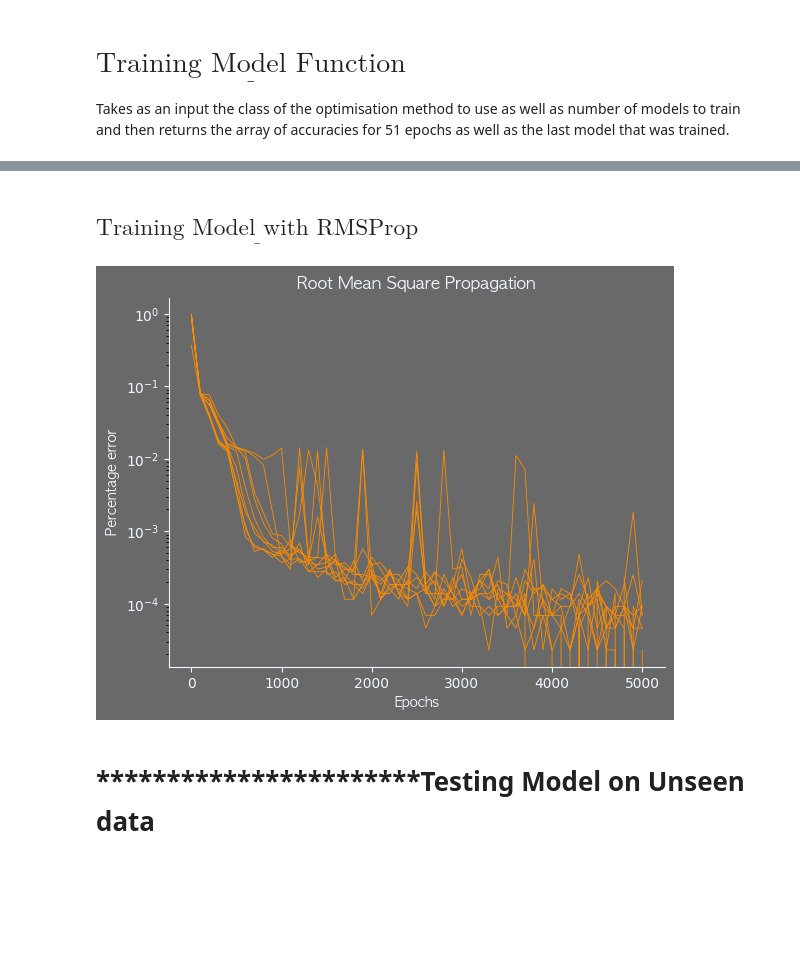
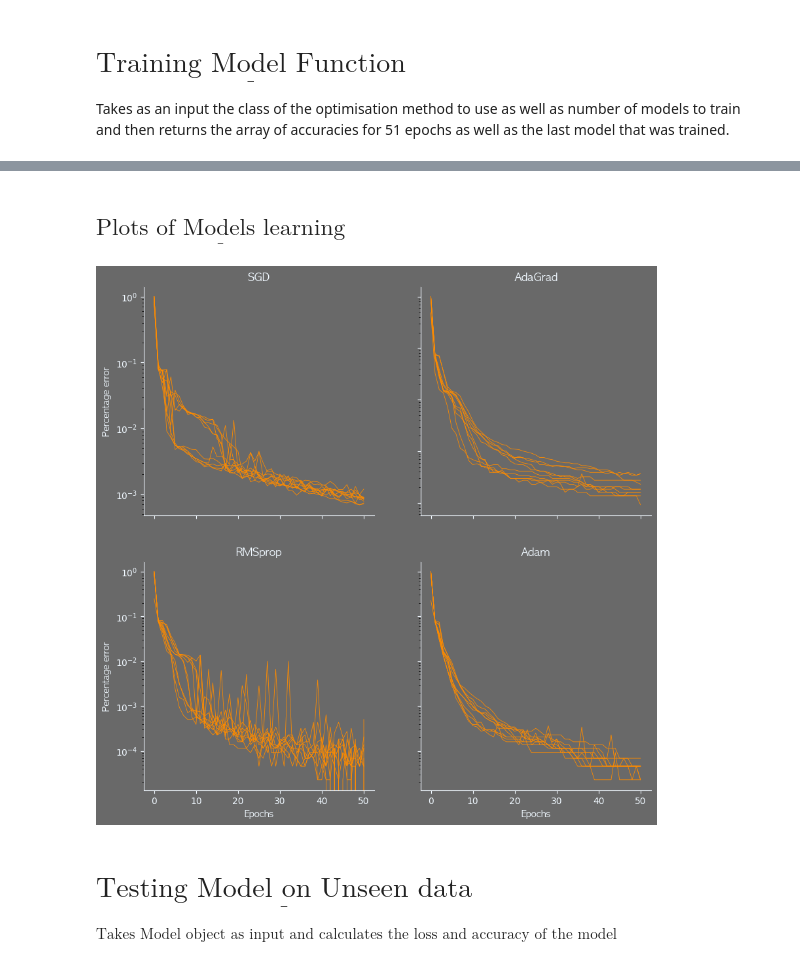
Before and after one commit to Danny-dude/Shuttle-Problem-Neural-Network-, a Jupyter notebook: Model.ipynb, the cells around one changed output, grey strips where cells are left out. Drawn from its saved outputs; the diff is of its cells as text; code cells hidden in the pictures; blank space fills up the shorter version.

Commit message:
Restructure, saving results, combined plots
- Restructured the heading layouts, finished maths explanations for all methods
- Saved training results into csv files
- Combined all plots into a figure

```diff
--- a/Model.ipynb
+++ b/Model.ipynb
@@ -385,9 +433,0 @@ plot_acc_error(Ada_acc,"AdaGrad")
-# %% [markdown]
-## $ \underline{\text{Training Model with RMSProp}} $
-# %%
-RMSProp_acc = train_model(RMSProp)
-plot_acc_error(RMSProp_acc,"Root Mean Square Propagation")
-# %% [output]
-[figure, removed]
-# %% [markdown]
-# ***********************Testing Model on Unseen data
@@ -394 +447,58 @@ plot_acc_error(RMSProp_acc,"Root Mean Square Propagation")
+# %% [markdown]
+## $\underline{\text{Plots of Models learning}} $
+# %%
+# Load all csv files
+SGD_plot = np.loadtxt('SGD.csv', delimiter=',')
+SGD_plot = SGD_plot.reshape((10,51))
+
+AdaGrad_plot = np.loadtxt('Adagrad.csv', delimiter=',')
+AdaGrad_plot = AdaGrad_plot.reshape((10,51))
+
+RMSprop_plot = np.loadtxt('RMSprop.csv', delimiter=',')
+RMSprop_plot = RMSprop_plot.reshape((10,51))
+
+Adam_plot = np.loadtxt('Adam.csv', delimiter=',')
+Adam_plot = Adam_plot.reshape((10,51))
+
+# Create plot
+fig, axs = plt.subplots(2, 2,figsize=(10, 10))
+
+epochs = np.array(range(0,51))
+num_models = 10
+
+for i in range(num_models):
+    axs[0, 0].plot(epochs,1-SGD_plot[i],color='darkorange',linewidth=0.6)
+    axs[0, 1].plot(epochs,1-AdaGrad_plot[i],color='darkorange',linewidth=0.6)
+    axs[1, 0].plot(epochs,1-RMSprop_plot[i],color='darkorange',linewidth=0.6)
+    axs[1, 1].plot(epochs,1-Adam_plot[i],color='darkorange',linewidth=0.6)
+
+axs[0, 0].set_title('SGD',**font,color='aliceblue')
+axs[0, 1].set_title('AdaGrad',**font,color='aliceblue')
+axs[1, 0].set_title('RMSprop',**font,color='aliceblue')
+axs[1, 1].set_title('Adam',**font,color='aliceblue')
+
+fig.set_facecolor('dimgray')
+
+for ax in axs.flat:
+
+    ax.set_facecolor('dimgray')
+    ax.set_yscale('log')
+    ax.set_ylabel("Percentage error",**font,color='aliceblue')
+    ax.set_xlabel('Epochs',**font,color='aliceblue')
+
+    ax.tick_params(axis='y', colors='aliceblue')
+    ax.tick_params(axis='x', colors='aliceblue')
+    ax.spines['bottom'].set_color('aliceblue')
+    ax.spines['left'].set_color('aliceblue')
+    ax.spines['top'].set_color('dimgray')
+    ax.spines['right'].set_color('dimgray')
+
+# Hide x labels and tick labels for top plots and y ticks for right plots.
+for ax in axs.flat:
+    ax.label_outer()
+# %% [output]
+[figure, added]
+# %% [markdown]
+# $ \underline{\text{Testing Model on Unseen data}} $
+$ \text{Takes Model object as input and calculates the loss and accuracy of the model}$
 # %%
```
Also changed, not shown: parts of 16 cells of this notebook, 5 other files.
